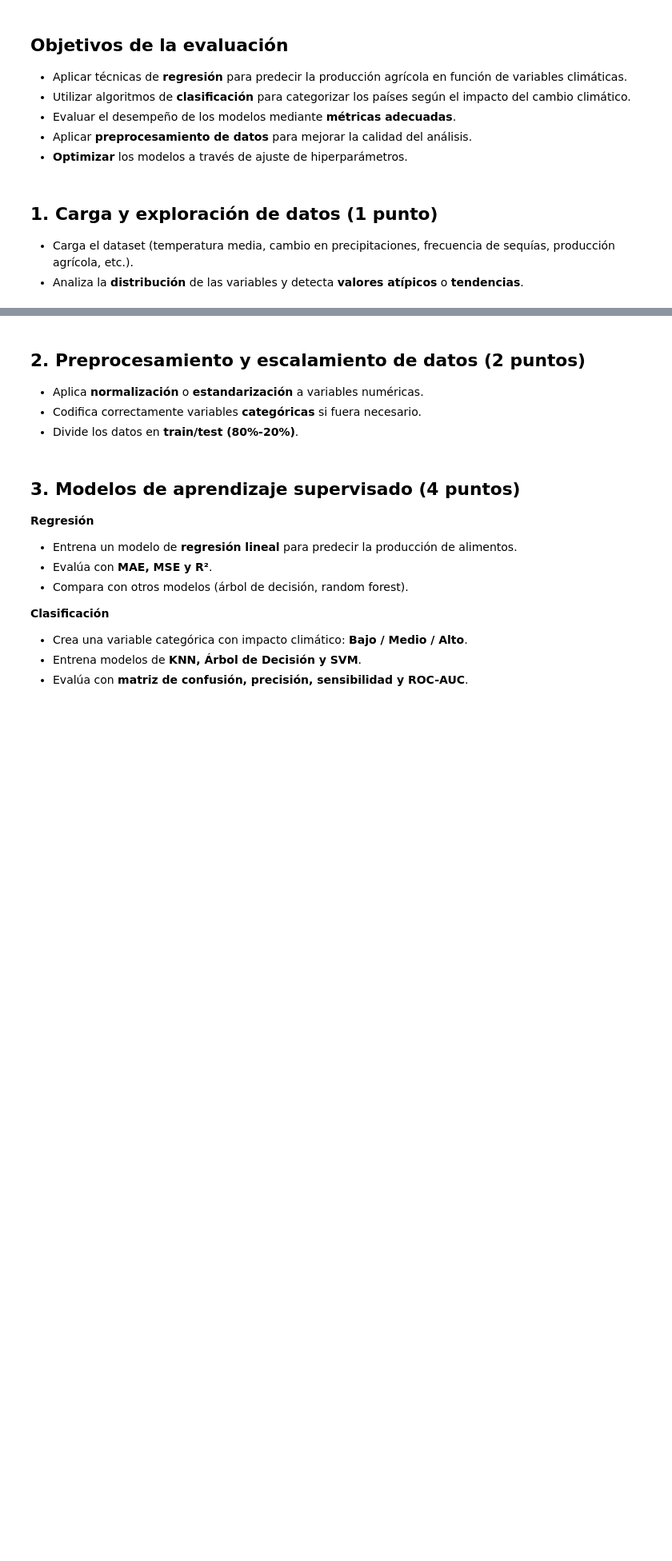
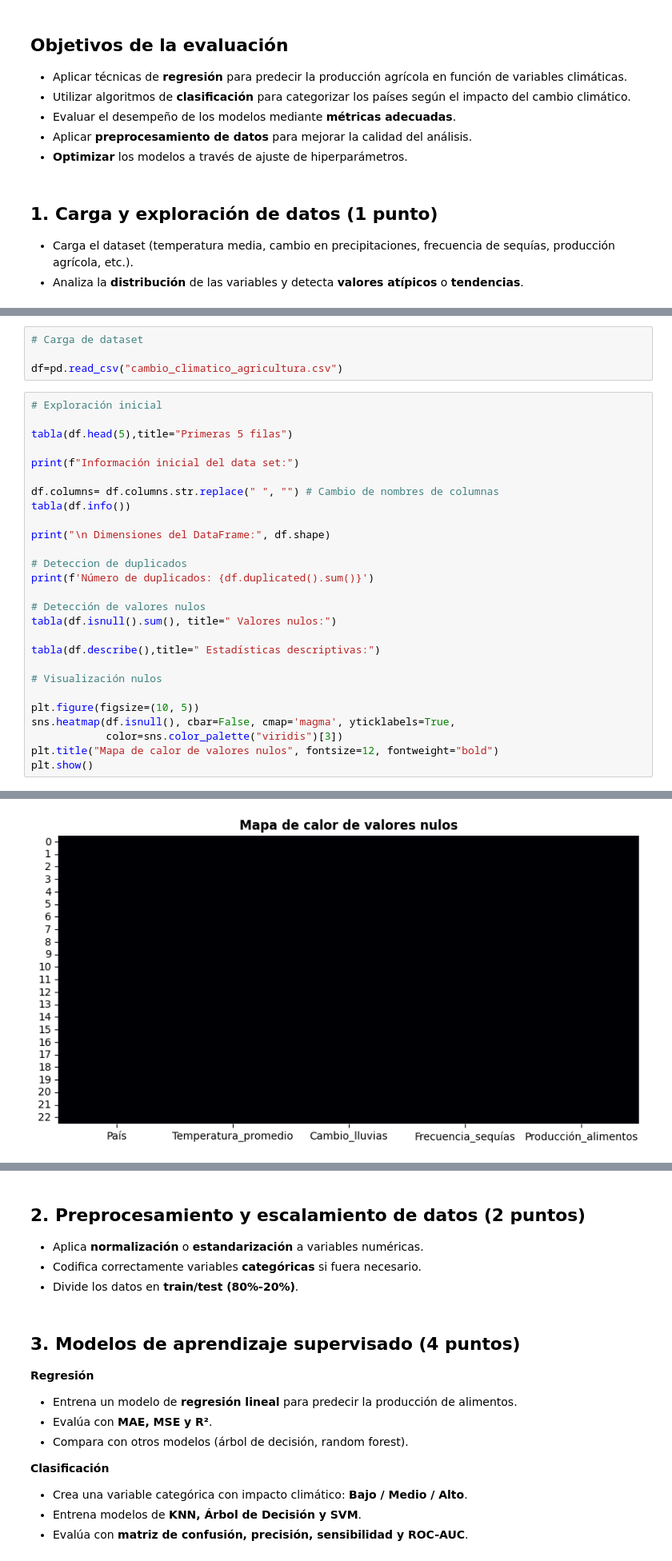
Before and after one commit to Mateo-canales-b/Ciencia_de_datos, a Jupyter notebook: M6/Ev_final_M6.ipynb, the cells around one changed output, grey strips where cells are left out. Shown at 80% size. Saved outputs shown, nothing was run; the diff lists cells and outputs as text; blank space fills up the shorter version.

```diff
--- a/M6/Ev_final_M6.ipynb
+++ b/M6/Ev_final_M6.ipynb
@@ -15,0 +299,32 @@ Eres un analista de datos en un centro de investigación sobre cambio climático
+# %%
+# Carga de dataset
+
+df=pd.read_csv("cambio_climatico_agricultura.csv")
+# %%
+# Exploración inicial
+
+tabla(df.head(5),title="Primeras 5 filas")
+
+print(f"Información inicial del data set:")
+
+df.columns= df.columns.str.replace(" ", "") # Cambio de nombres de columnas
+tabla(df.info())
+
+print("\n Dimensiones del DataFrame:", df.shape)
+
+# Deteccion de duplicados
+print(f'Número de duplicados: {df.duplicated().sum()}')
+
+# Detección de valores nulos
+tabla(df.isnull().sum(), title=" Valores nulos:")
+
+tabla(df.describe(),title=" Estadísticas descriptivas:")
+
+# Visualización nulos
+
+plt.figure(figsize=(10, 5))
+sns.heatmap(df.isnull(), cbar=False, cmap='magma', yticklabels=True,
+            color=sns.color_palette("viridis")[3])
+plt.title("Mapa de calor de valores nulos", fontsize=12, fontweight="bold")
+plt.show()
+# %% [output]
@@ -15,0 +348 @@ Eres un analista de datos en un centro de investigación sobre cambio climático
+[figure, added]
```
Also changed, not shown: parts of 3 cells of this notebook.
